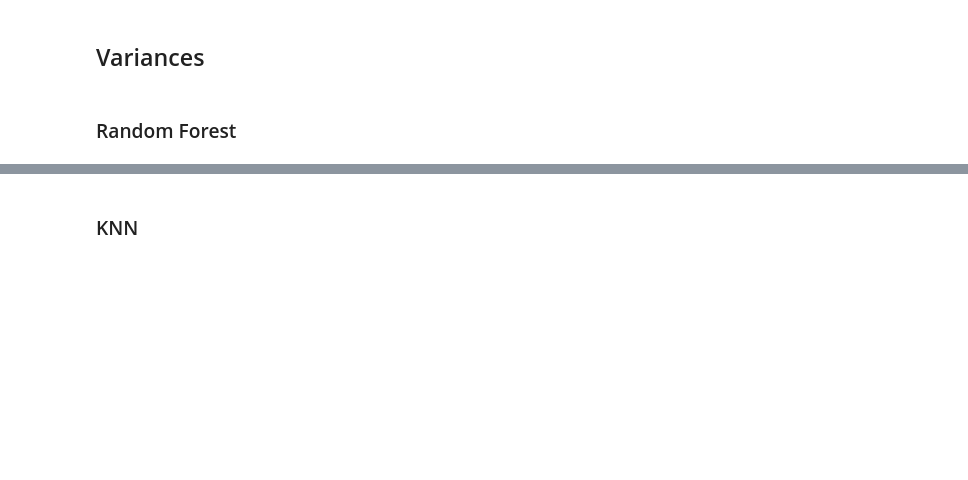
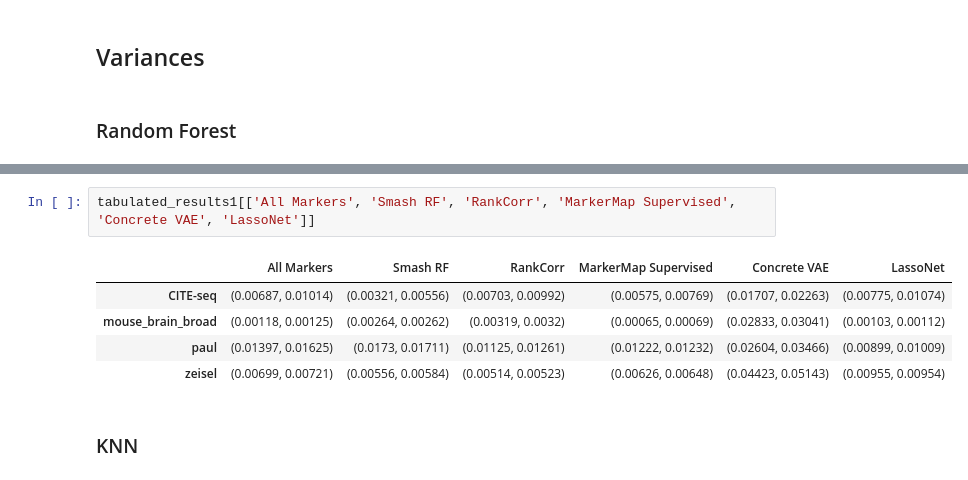
Before and after one commit to Computational-Morphogenomics-Group/MarkerMap, a Jupyter notebook: notebooks/SummaryTable.ipynb, the cells around one changed output, grey strips where cells are left out. Cells and saved outputs as stored; diff of their text form; blank space fills up the shorter version.

```diff
--- a/notebooks/SummaryTable.ipynb
+++ b/notebooks/SummaryTable.ipynb
@@ -129,6 +145,14 @@ tabulated_results1
 | mouse_brain_broad | (0.00118, 0.00125) | (0.03373, 0.03731) | (0.00264, 0.00262) | (0.00215, 0.00217) | (0.00319, 0.0032) | (0.03134, 0.03361) | (0.004, 0.00419) | ... |
 | paul | (0.01397, 0.01625) | (0.03289, 0.03068) | (0.0173, 0.01711) | (0.02674, 0.03112) | (0.01125, 0.01261) | (0.02965, 0.03472) | (0.01457, 0.01584) | ... |
 | zeisel | (0.00699, 0.00721) | (0.03541, 0.04028) | (0.00556, 0.00584) | (0.02172, 0.02375) | (0.00514, 0.00523) | (0.04568, 0.04929) | (0.0481, 0.05402) | ... |
+# %%
+tabulated_results1[['All Markers', 'Smash RF', 'RankCorr', 'MarkerMap Supervised', 'Concrete VAE', 'LassoNet']]
+# %% [output]
+|  | All Markers | Smash RF | RankCorr | MarkerMap Supervised | Concrete VAE | LassoNet |
+| CITE-seq | (0.00687, 0.01014) | (0.00321, 0.00556) | (0.00703, 0.00992) | (0.00575, 0.00769) | (0.01707, 0.02263) | (0.00775, 0.01074) |
+| mouse_brain_broad | (0.00118, 0.00125) | (0.00264, 0.00262) | (0.00319, 0.0032) | (0.00065, 0.00069) | (0.02833, 0.03041) | (0.00103, 0.00112) |
+| paul | (0.01397, 0.01625) | (0.0173, 0.01711) | (0.01125, 0.01261) | (0.01222, 0.01232) | (0.02604, 0.03466) | (0.00899, 0.01009) |
+| zeisel | (0.00699, 0.00721) | (0.00556, 0.00584) | (0.00514, 0.00523) | (0.00626, 0.00648) | (0.04423, 0.05143) | (0.00955, 0.00954) |
 # %% [markdown]
 ### KNN
 # %%
```
Also changed, not shown: parts of 4 cells of this notebook.
